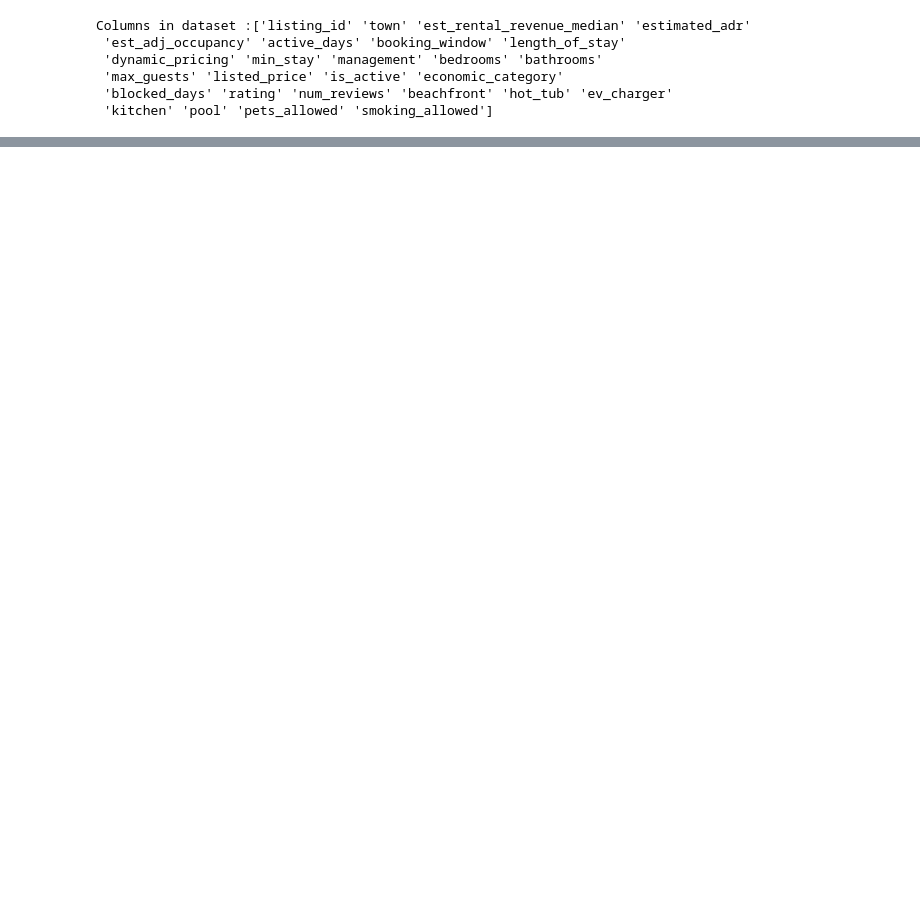
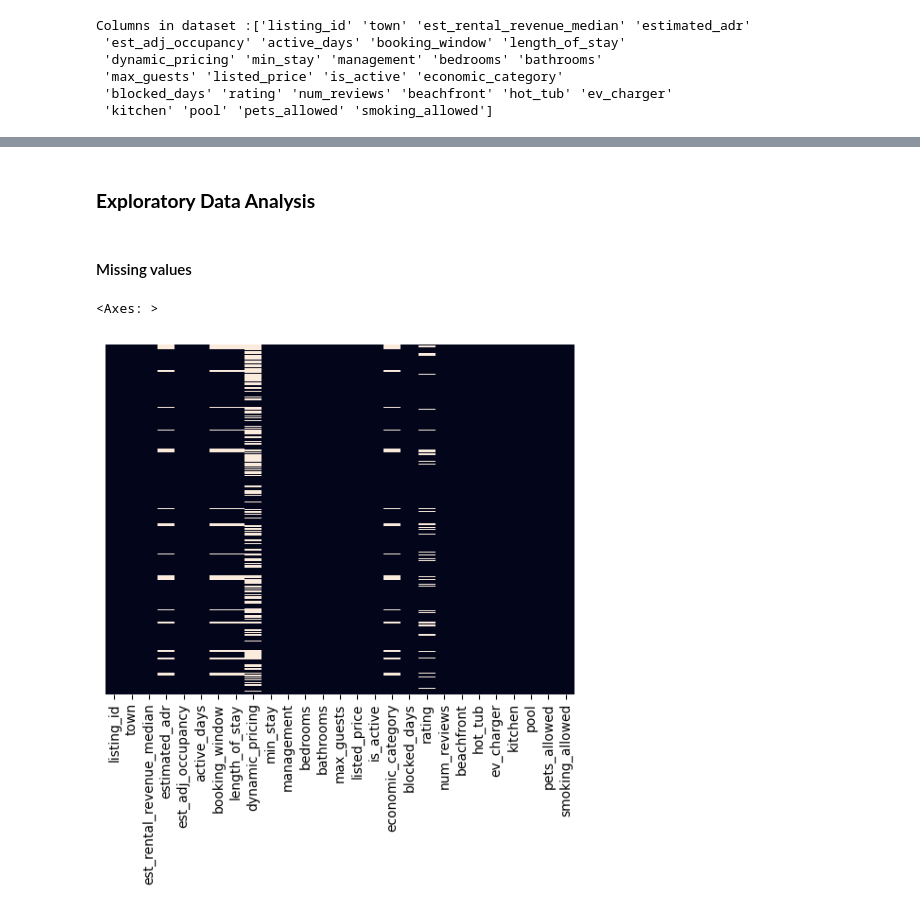
Before and after one commit to AvChilds/serviced_accommodation_ML_project, a Jupyter notebook: masters_assignment_1.ipynb, the cells around one changed output, grey strips where cells are left out. Saved outputs shown, nothing was run; the diff lists cells and outputs as text; code cells hidden in the pictures; blank space fills up the shorter version.

```diff
--- a/masters_assignment_1.ipynb
+++ b/masters_assignment_1.ipynb
@@ -158,0 +176,9 @@ y = ['estim']
+# %% [markdown]
+### **Exploratory Data Analysis**
+# %% [markdown]
+#### Missing values
+# %%
+sns.heatmap(data.isnull(),cbar=False,yticklabels=False)
+# %% [output]
+<Axes: >
+[figure, added]
```
Also changed, not shown: parts of 12 cells of this notebook.
